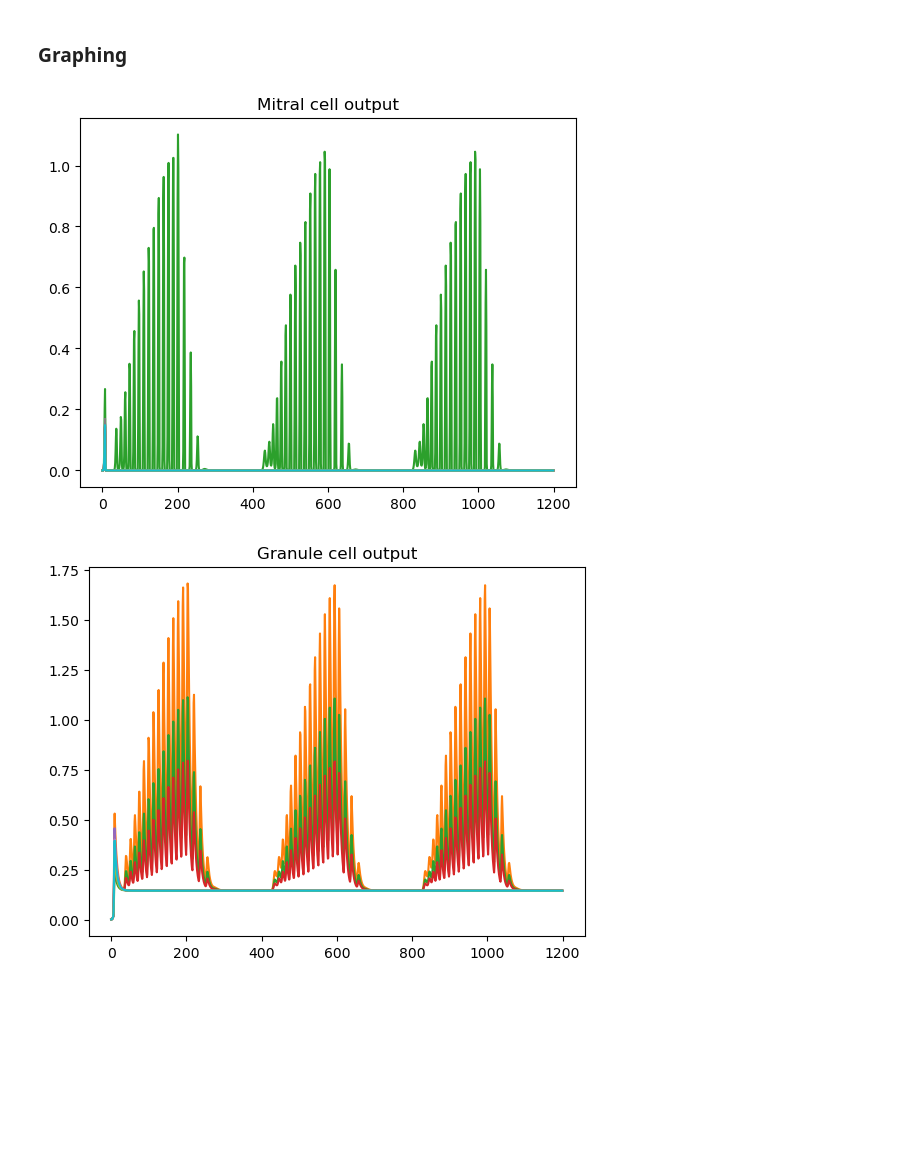
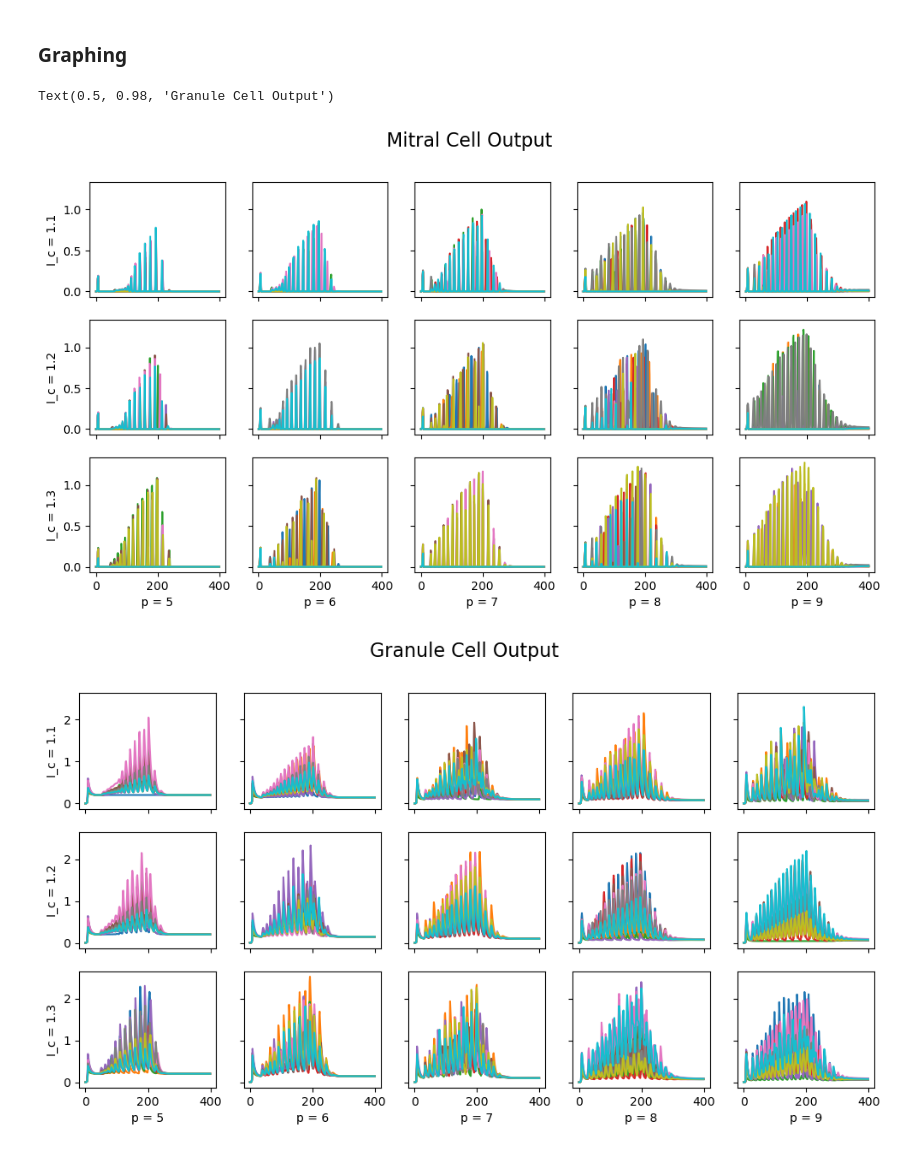
Before and after one commit to jhsieh731/23_research, a Jupyter notebook: 1989_Li.ipynb, the cells around one changed output. Drawn from its saved outputs; the diff is of its cells as text; code cells hidden in the pictures; blank space fills up the shorter version.

Commit message:
changing P, I_c graphs

```diff
--- a/1989_Li.ipynb
+++ b/1989_Li.ipynb
@@ -17,7 +17,7 @@ t_inhale = 0
 t_exhale = 200
 tau_exhale = 33
 
-cycles = 3
+cycles = 1
 # %% [markdown]
 ### Inputs
 # %%
@@ -100,25 +98,16 @@ W_sample = np.array([[0.3, 0.7, 0, 0, 0, 0, 0, 0, 0.5, 0.3],
 # %%
-X = np.zeros((cycles * t_total, N)) # mitral cell internal states
-Y = np.zeros((cycles * t_total, M))  # granule cell internal state
-
-# internal states
-X_out = np.zeros((cycles * t_total, N)) # mitral cell output states
-Y_out = np.zeros((cycles * t_total, M))  # granule cell output state
-
 th = 1
 Sx, Sx_prime = 1.4, 0.14
 Sy, Sy_prime = 2.9, 0.29
 
-def G_x(v, i):
+def G_x(v):
     out = np.array([Sx_prime + Sx_prime *
                     np.tanh((x-th)/Sx_prime) if x < th else Sx_prime + Sx*np.tanh((x-th)/Sx) for x in v])
-    X_out[i, :] = out
     return out
 
-def G_y(v, i):
+def G_y(v):
     out =  np.array([Sy_prime + Sy_prime *
                      np.tanh((y-th)/Sy_prime) if y < th else Sy_prime + Sy*np.tanh((y-th)/Sy) for y in v])
-    Y_out[i, :] = out
     return out
 # %% [markdown]
 Bulb models
@@ -138,18 +142,30 @@ for t in range(cycles * t_total):
 # %% [markdown]
 ### Graphing
-# %%
-# Mitral Output
-plt.plot(X_out[:, :])
-plt.title('Mitral cell output')
-plt.show()
-
-# Granule Output
-plt.plot(Y_out[:, :])
-plt.title('Granule cell output')
-plt.show()
-
-# df = pd.DataFrame(X_out, columns = [f"Cell {i+1}" for i in range(N)], index=[i for i in range(cycles * t_total)])
-# df.to_csv('out_li.csv')
-# %% [output]
-[figure, removed]
-[figure, removed]
+# %%
+rows = 3
+cols = 5
+fig1, axs1 = plt.subplots(figsize=(12, 6), nrows=rows, ncols=cols, sharex=True, sharey=True)
+fig2, axs2 = plt.subplots(figsize=(12, 6), nrows=rows, ncols=cols, sharex=True, sharey=True)
+for i in range(rows):
+    for j in range(cols):
+        axs1[i, j].plot(generate_xy(i + 5, 0.13 - 0.01*j)[0])
+        axs2[i, j].plot(generate_xy(i + 5, 0.13 - 0.01*j)[1])
+
+for i, ax in enumerate(axs1.flat):
+    ax.set(xlabel=f'p = {i%5 + 5}', ylabel=f'I_c = 1.{int(i/5)+1}')
+for i, ax in enumerate(axs2.flat):
+    ax.set(xlabel=f'p = {i%5 + 5}', ylabel=f'I_c = 1.{int(i/5)+1}')
+
+for ax in axs1.flat:
+    ax.label_outer()
+for ax in axs2.flat:
+    ax.label_outer()
+fig1.suptitle('Mitral Cell Output', fontsize=16)
+fig2.suptitle('Granule Cell Output', fontsize=16)
+
+# df = pd.DataFrame(X_out, columns = [f"Cell {i+1}" for i in range(N)], index=[i for i in range(cycles * t_total)])
+# df.to_csv('out_li.csv')
+# %% [output]
+Text(0.5, 0.98, 'Granule Cell Output')
+[figure, added]
+[figure, added]
```
Also changed, not shown: parts of 4 cells of this notebook.
